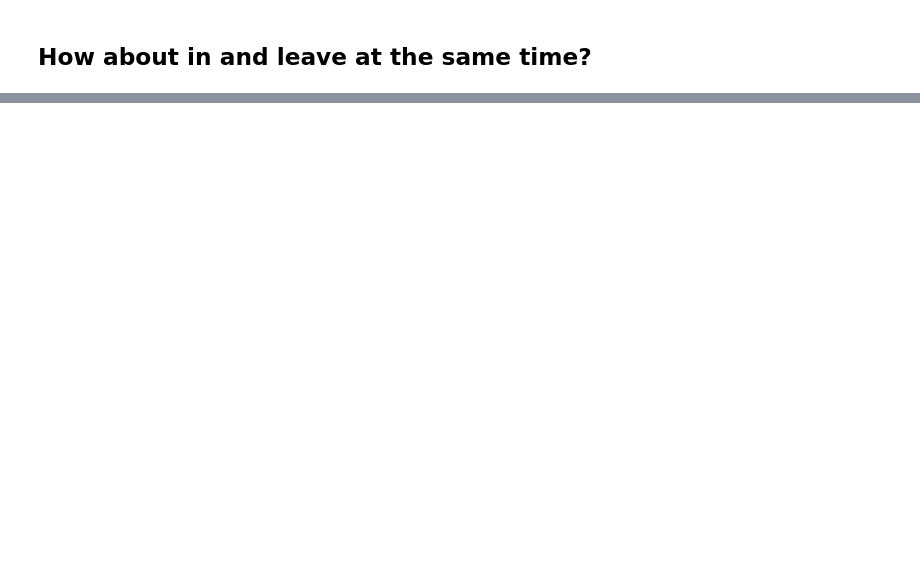
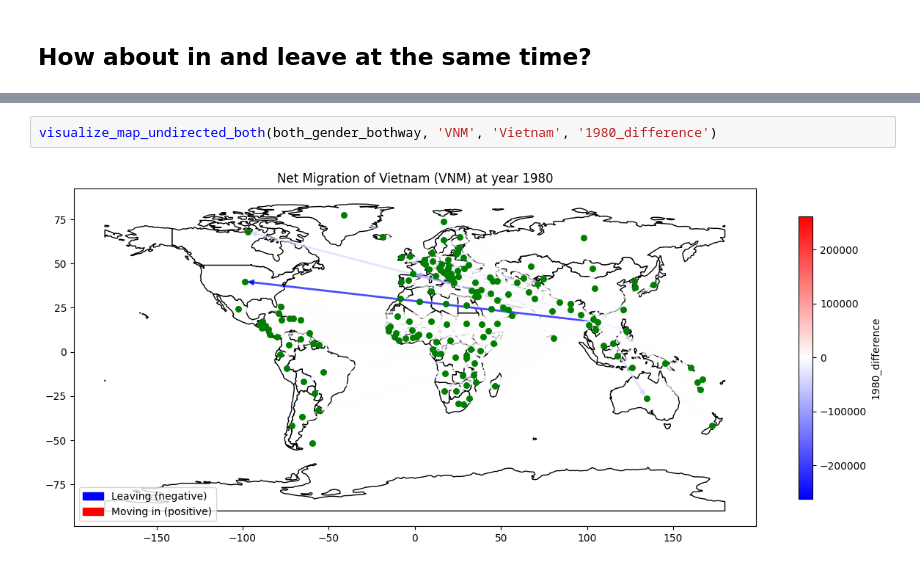
Before and after one commit to moonish1211/human_migration, a Jupyter notebook: visualization.ipynb, the cells around one changed output, grey strips where cells are left out. Cells and saved outputs as stored; diff of their text form; blank space fills up the shorter version.

```diff
--- a/visualization.ipynb
+++ b/visualization.ipynb
@@ -861,0 +730,4 @@ plt.show()
+# %%
+visualize_map_undirected_both(both_gender_bothway, 'VNM', 'Vietnam', '1980_difference')
+# %% [output]
+[figure, added]
```
Also changed, not shown: parts of 10 cells of this notebook.
